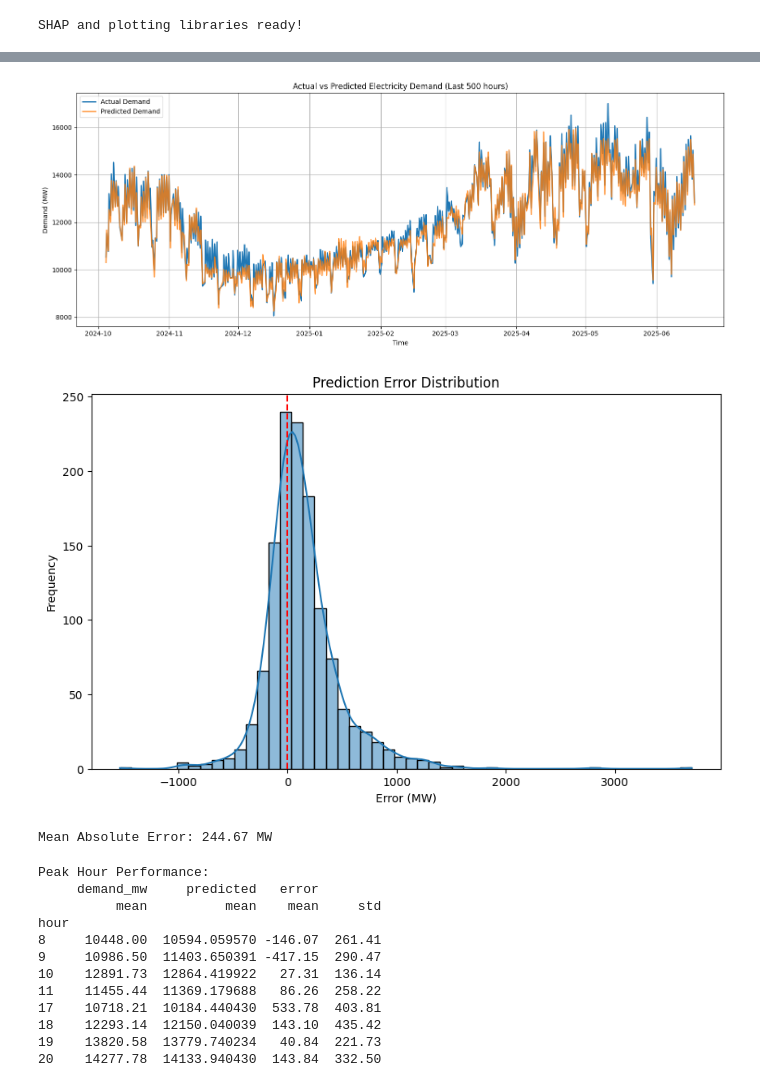
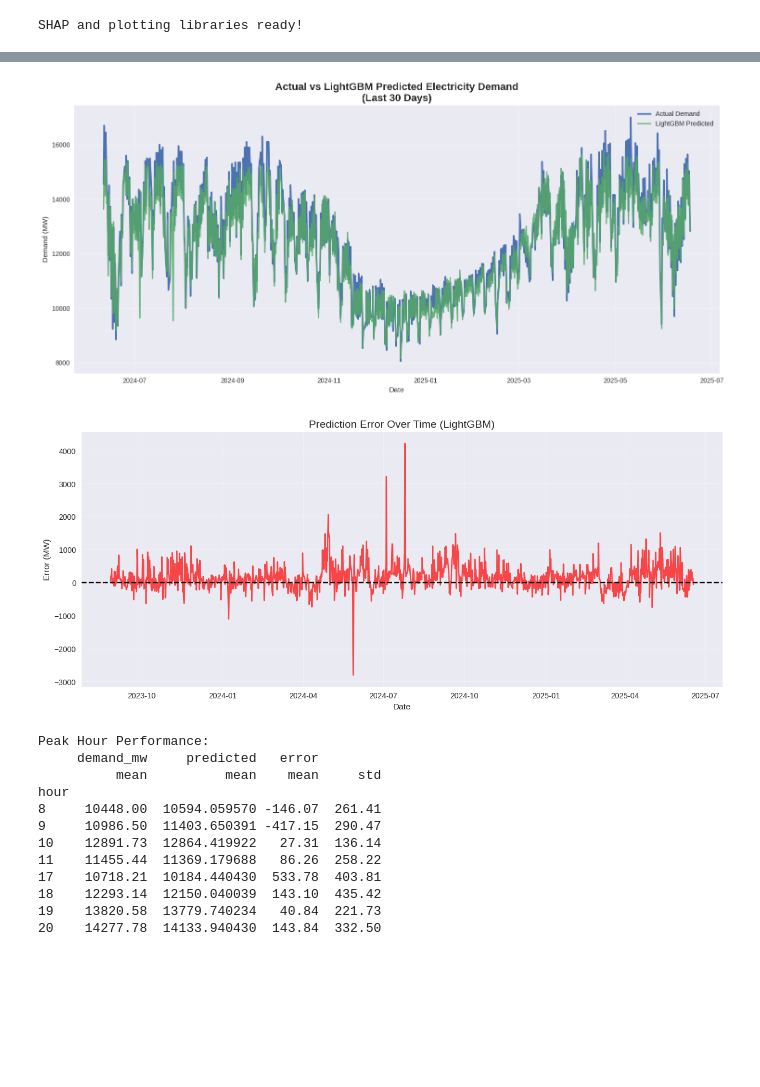
Before and after one commit to proshenjitbarua06-dot/skill-morph, a Jupyter notebook: Comparative_Analysis_of_Machine_Learning_Models_for_Short_Term_Electricity_Demand_Forecasting_in_Bangladesh_A_SHAP_Enabled_Interpretability_Study_Using_Hourly_PGCB_Data_(2015–2025).ipynb, the cells around one changed output, grey strips where cells are left out. Saved outputs shown, nothing was run; the diff lists cells and outputs as text; code cells hidden in the pictures; blank space fills up the shorter version.

```diff
--- a/Comparative_Analysis_of_Machine_Learning_Models_for_Short_Term_Electricity_Demand_Forecasting_in_Bangladesh_A_SHAP_Enabled_Interpretability_Study_Using_Hourly_PGCB_Data_(2015–2025).ipynb
+++ b/Comparative_Analysis_of_Machine_Learning_Models_for_Short_Term_Electricity_Demand_Forecasting_in_Bangladesh_A_SHAP_Enabled_Interpretability_Study_Using_Hourly_PGCB_Data_(2015–2025).ipynb
@@ -189,17 +168,0 @@ results = {}
-# %%
-for name, model in models.items():
-    print(f"Training {name}...")
-    model.fit(X_train, y_train)
-    pred = model.predict(X_test)
-
-    mae = mean_absolute_error(y_test, pred)
-    rmse = np.sqrt(mean_squared_error(y_test, pred))
-    mape = np.mean(np.abs((y_test - pred) / y_test)) * 100
-
-    results[name] = {'MAE': mae, 'RMSE': rmse, 'MAPE': mape}
-    print(f"{name} -> MAE: {mae:.2f}, RMSE: {rmse:.2f}, MAPE: {mape:.2f}%")
-
-# Results Table
-results_df = pd.DataFrame(results).T
-print("\n=== MODEL COMPARISON ===")
-print(results_df.round(2))
@@ -325,35 +443,32 @@ plt.show()
 # %%
-y_pred = best_model.predict(X_test)
-
-plt.figure(figsize=(15, 6))
-plt.plot(test['datetime'].iloc[-500:], y_test.iloc[-500:], label='Actual Demand', linewidth=2)
-plt.plot(test['datetime'].iloc[-500:], y_pred[-500:], label='Predicted Demand', linewidth=2, alpha=0.8)
-plt.title('Actual vs Predicted Electricity Demand (Last 500 hours)')
-plt.xlabel('Time')
+plt.figure(figsize=(15, 7))
+plt.plot(test['datetime'].iloc[-720:], y_test.iloc[-720:], label='Actual Demand', linewidth=2.5)
+plt.plot(test['datetime'].iloc[-720:], y_pred[-720:], label='LightGBM Predicted', linewidth=2, alpha=0.85)
+plt.title('Actual vs LightGBM Predicted Electricity Demand\n(Last 30 Days)', fontsize=16, fontweight='bold')
+plt.xlabel('Date')
 plt.ylabel('Demand (MW)')
 plt.legend()
-plt.grid(True)
+plt.grid(True, alpha=0.3)
 plt.tight_layout()
-plt.savefig('actual_vs_predicted.png', dpi=300)
+plt.savefig('lightgbm_actual_vs_predicted.png', dpi=300)
 plt.show()
 # %% [output]
-[figure, old version]
+[figure, new version]
 # %%
+# 2. Error Over Time
 errors = y_test - y_pred
 
-plt.figure(figsize=(10, 6))
-sns.histplot(errors, kde=True, bins=50)
-plt.title('Prediction Error Distribution')
-plt.xlabel('Error (MW)')
-plt.ylabel('Frequency')
-plt.axvline(x=0, color='r', linestyle='--')
-plt.savefig('error_distribution.png', dpi=300)
+plt.figure(figsize=(15, 6))
+plt.plot(test['datetime'], errors, color='red', alpha=0.7)
+plt.title('Prediction Error Over Time (LightGBM)', fontsize=14)
+plt.xlabel('Date')
+plt.ylabel('Error (MW)')
+plt.axhline(y=0, color='black', linestyle='--')
+plt.grid(True, alpha=0.3)
+plt.savefig('lightgbm_error_over_time.png', dpi=300)
 plt.show()
-
-print(f"Mean Absolute Error: {np.mean(np.abs(errors)):.2f} MW")
 # %% [output]
-[figure, old version]
+[figure, new version]
-Mean Absolute Error: 244.67 MW
 # %%
 test_results = test.copy()
 test_results['predicted'] = y_pred
```
Also changed, not shown: parts of 14 cells of this notebook.
